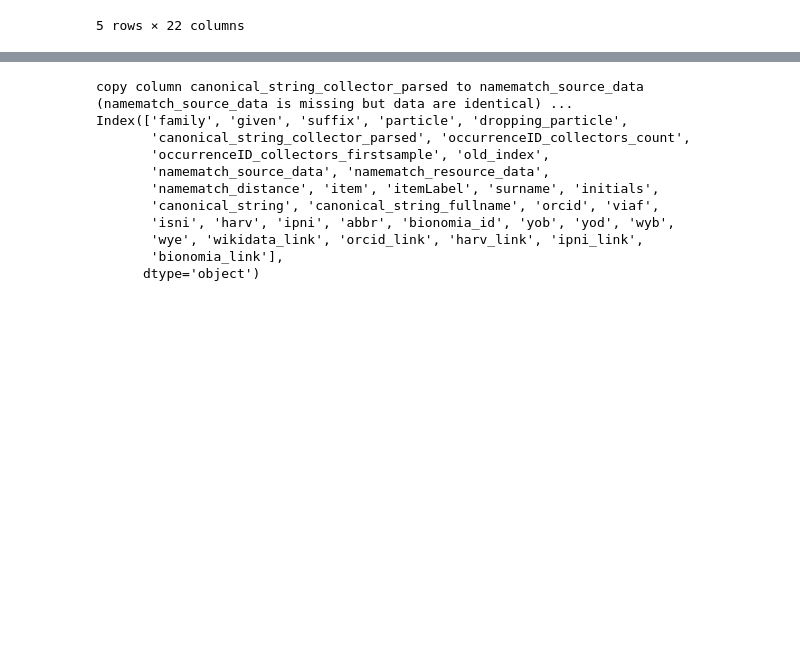
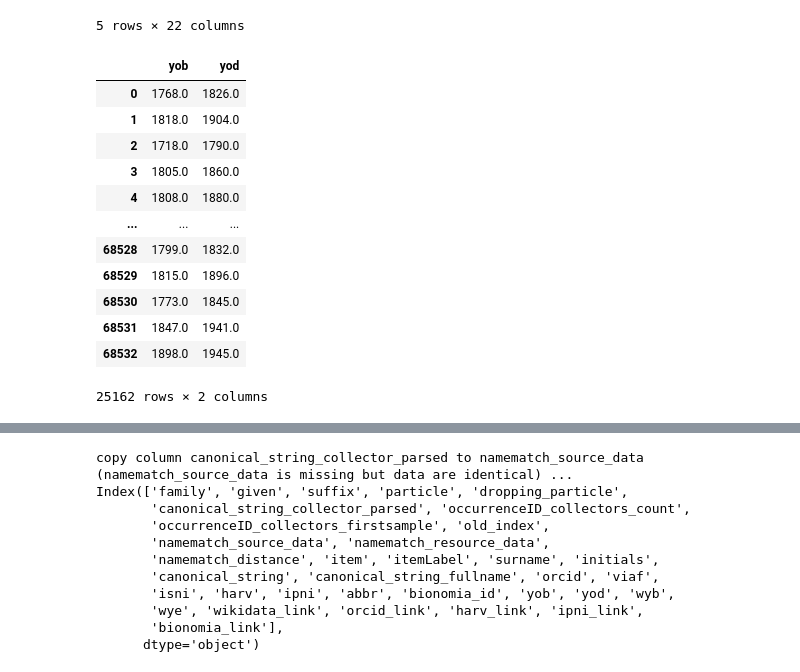
Before and after one commit to infinite-dao/collector-matching, a Jupyter notebook: match_names_draft-data-analysis.ipynb, the cells around one changed output, grey strips where cells are left out. Saved outputs shown, nothing was run; the diff lists cells and outputs as text; code cells hidden in the pictures; blank space fills up the shorter version.

```diff
--- a/match_names_draft-data-analysis.ipynb
+++ b/match_names_draft-data-analysis.ipynb
@@ -32,4 +26,23 @@ Index(['item', 'itemLabel', 'surname', 'initials', 'canonical_string',
 | 3 | http://www.wikidata.org/entity/Q6... | Johann Friedrich Klotzsch | Klotzsch | J.F. | Klotzsch, J.F. | Klotzsch, Johann Friedrich | NaN | 20426762 | ... |
 | 4 | http://www.wikidata.org/entity/Q6... | Franz Anton Menge | Menge | F.A. | Menge, F.A. | Menge, Franz Anton | NaN | 59847236 | ... |
 5 rows × 22 columns
+# %%
+import seaborn as sb #
+
+test_wdata_df=wikidata.loc[pd.notnull(wikidata['yob']) & pd.notnull(wikidata['yod'])].get(["yob", "yod"])
+display(test_wdata_df)
+# %% [output]
+|  | yob | yod |
+| 0 | 1768.0 | 1826.0 |
+| 1 | 1818.0 | 1904.0 |
+| 2 | 1718.0 | 1790.0 |
+| 3 | 1805.0 | 1860.0 |
+| 4 | 1808.0 | 1880.0 |
+| ... | ... | ... |
+| 68528 | 1799.0 | 1832.0 |
+| 68529 | 1815.0 | 1896.0 |
+| 68530 | 1773.0 | 1845.0 |
+| 68531 | 1847.0 | 1941.0 |
+| 68532 | 1898.0 | 1945.0 |
+25162 rows × 2 columns
 # %%
```
Also changed, not shown: parts of 8 cells of this notebook, 2 other files.
